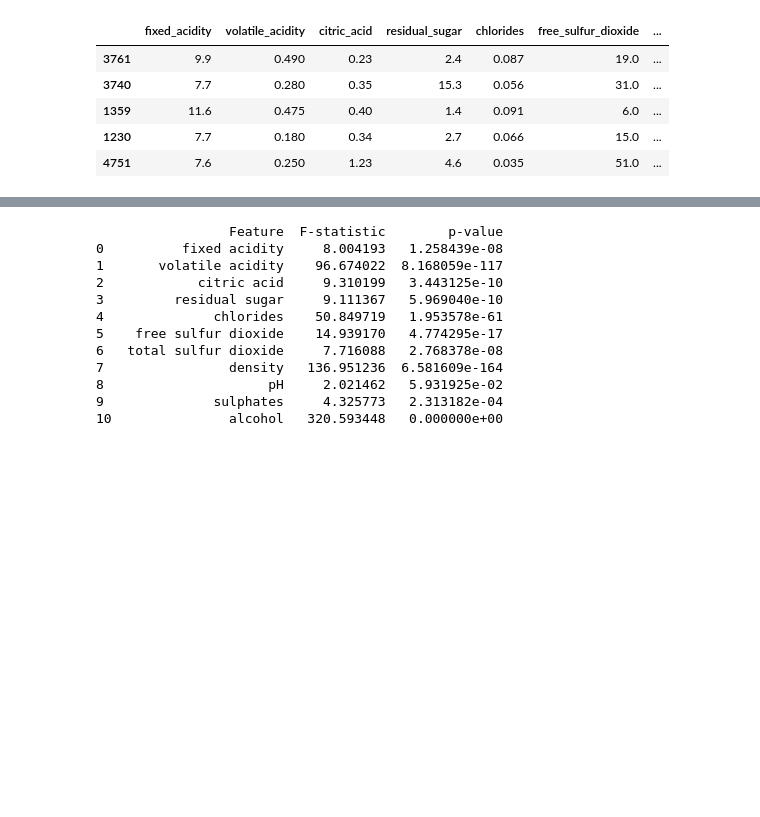
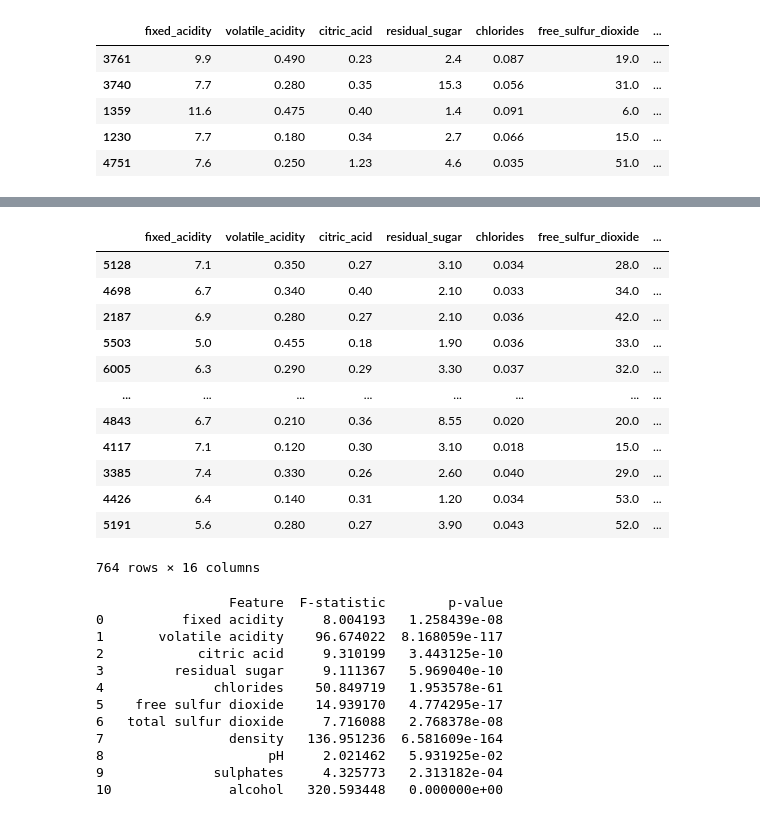
Before and after one commit to Clustering-Project/wine_quality_project, a Jupyter notebook: John/explore.ipynb, the cells around one changed output, grey strips where cells are left out. Drawn from its saved outputs; the diff is of its cells as text; code cells hidden in the pictures; blank space fills up the shorter version.

```diff
--- a/John/explore.ipynb
+++ b/John/explore.ipynb
@@ -285,0 +336,19 @@ plt.show
+# %%
+# Loop through each unique value of "quality"
+subset_data = train[train['quality'] == 7]
+# %%
+subset_data
+# %% [output]
+|  | fixed_acidity | volatile_acidity | citric_acid | residual_sugar | chlorides | free_sulfur_dioxide | ... |
+| 5128 | 7.1 | 0.350 | 0.27 | 3.10 | 0.034 | 28.0 | ... |
+| 4698 | 6.7 | 0.340 | 0.40 | 2.10 | 0.033 | 34.0 | ... |
+| 2187 | 6.9 | 0.280 | 0.27 | 2.10 | 0.036 | 42.0 | ... |
+| 5503 | 5.0 | 0.455 | 0.18 | 1.90 | 0.036 | 33.0 | ... |
+| 6005 | 6.3 | 0.290 | 0.29 | 3.30 | 0.037 | 32.0 | ... |
+| ... | ... | ... | ... | ... | ... | ... | ... |
+| 4843 | 6.7 | 0.210 | 0.36 | 8.55 | 0.020 | 20.0 | ... |
+| 4117 | 7.1 | 0.120 | 0.30 | 3.10 | 0.018 | 15.0 | ... |
+| 3385 | 7.4 | 0.330 | 0.26 | 2.60 | 0.040 | 29.0 | ... |
+| 4426 | 6.4 | 0.140 | 0.31 | 1.20 | 0.034 | 53.0 | ... |
+| 5191 | 5.6 | 0.280 | 0.27 | 3.90 | 0.043 | 52.0 | ... |
+764 rows × 16 columns
```
Also changed, not shown: parts of 11 cells of this notebook.
